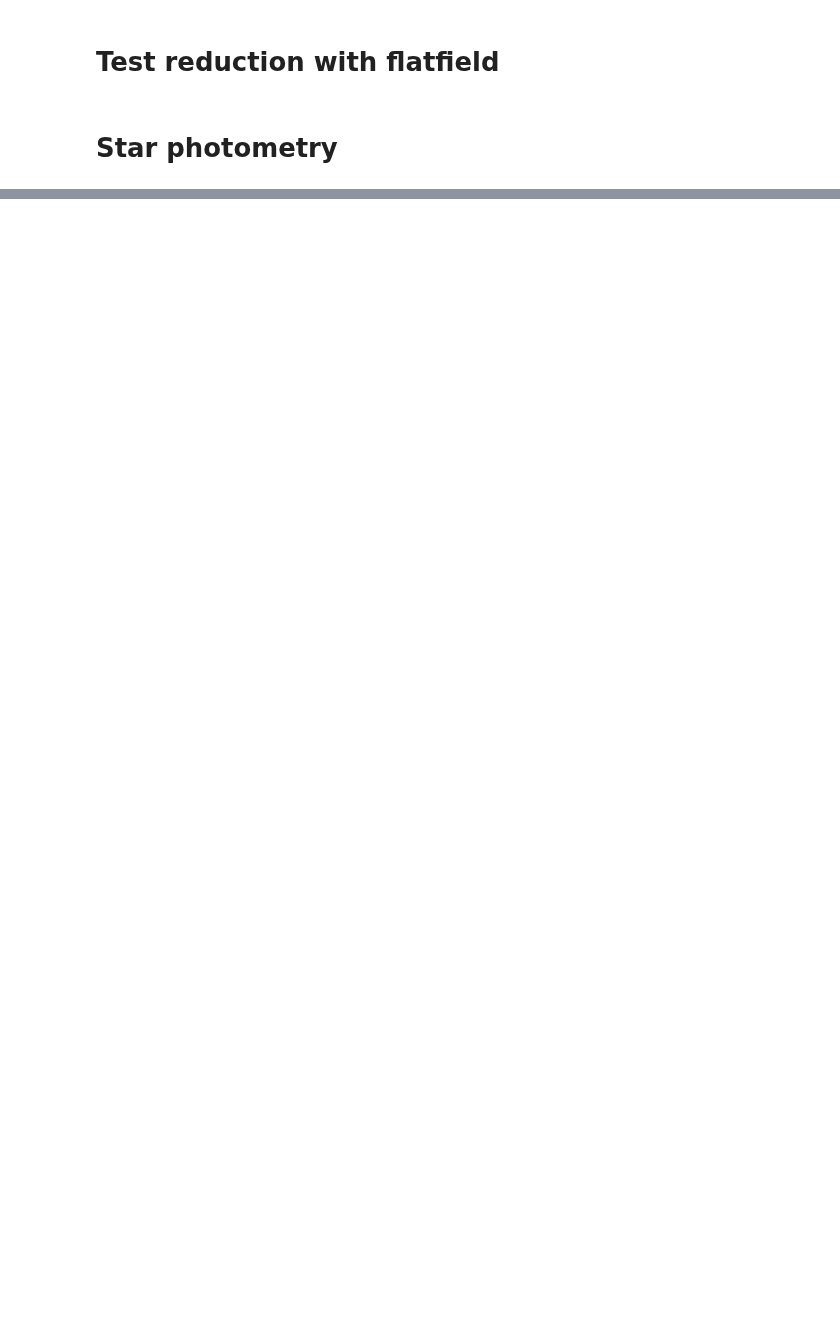
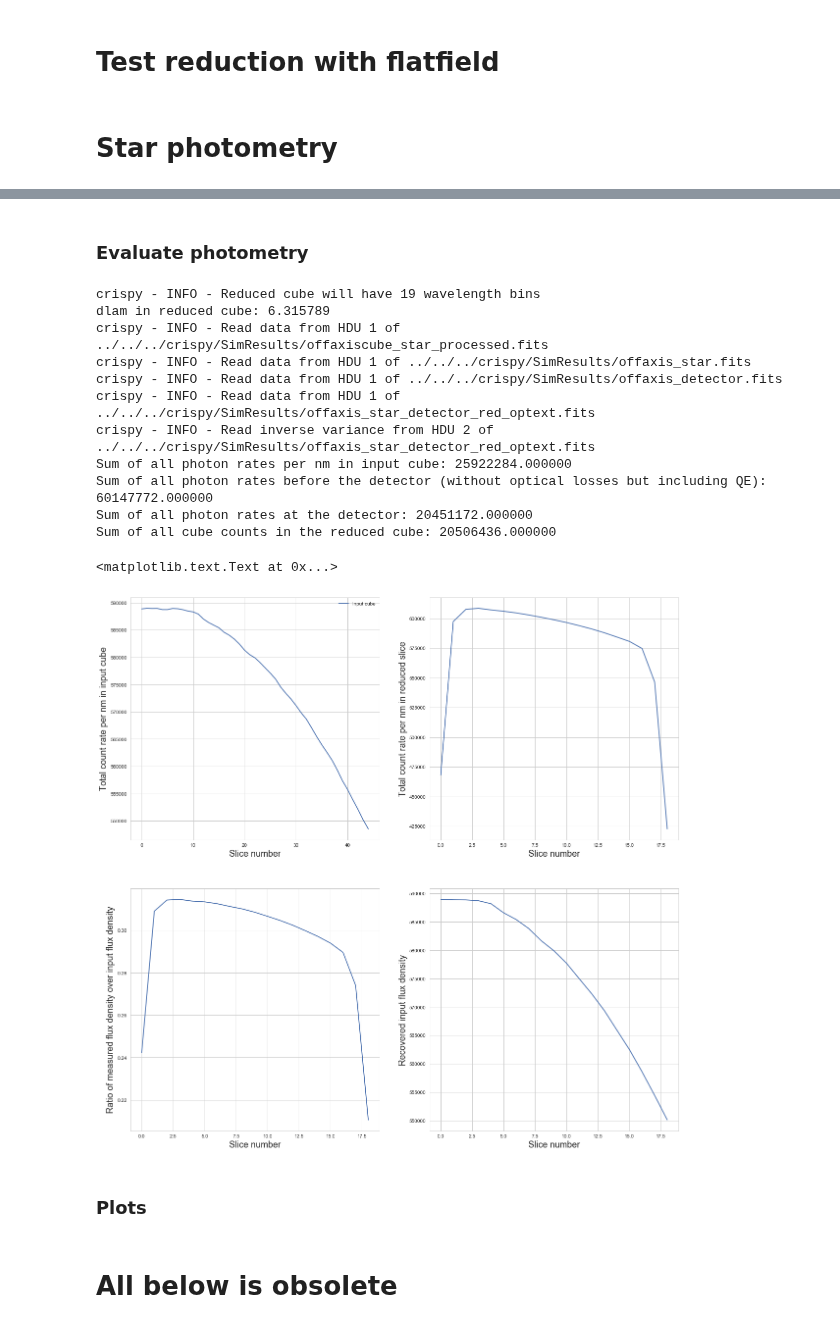
Before and after one commit to mjrfringes/crispy, a Jupyter notebook: docs/source/notebooks/InputSceneTests.ipynb, the cells around one changed output, grey strips where cells are left out. Cells and saved outputs as stored; diff of their text form; code cells hidden in the pictures; blank space fills up the shorter version.

```diff
--- a/docs/source/notebooks/InputSceneTests.ipynb
+++ b/docs/source/notebooks/InputSceneTests.ipynb
@@ -445,0 +272,18 @@ Image(data=detectorFrame,header=par.hdr).write(filename)
+# %%
+from crispy.tools.postprocessing import process_offaxis
+
+reference_file = '/Users/mrizzo/IFS/OS5/with_lowfc/os5_spc_001.fits'
+fileshape = Image(reference_file).data.shape
+lamlist = lamc*np.linspace(1.-BW/2.,1.+BW/2.,fileshape[0])*u.nm
+par.savePoly =True
+# process_planet(par,offaxis_psf_filename,fileshape=fileshape,
+#             lamlist=lamlist,
+#             lamc=lamc,
+#             outdir_average=par.exportDir,
+#             planet_radius = 1.27*c.R_jup,
+#             planet_AU = 3.6,planet_dist_pc=14.1,
+#             target_star_T=5887*u.K, target_star_Vmag=5.03,
+#             tel_pupil_area=3.650265060424805*u.m**2, order=3)
+par.timeframe=1
+par.Nreads=1
+process_offaxis(par,offaxis_psf_filename,fileshape,lamlist,lamc,outdir_average=par.exportDir,Nave=1)
@@ -445,0 +309,59 @@ Image(data=detectorFrame,header=par.hdr).write(filename)
+# %% [markdown]
+### Evaluate photometry
+# %%
+from crispy.tools.reduction import calculateWaveList
+lam_midpts,waveList = calculateWaveList(par,method='optext')
+dlam = (waveList[-1]-waveList[0])/(len(waveList)-1)
+print("dlam in reduced cube: %f" % dlam)
+from scipy.interpolate import interp1d
+
+loadQE = np.loadtxt(par.codeRoot+"/"+par.QE)
+QE = interp1d(loadQE[:,0],loadQE[:,1])
+
+offaxiscube_star_processed = Image(par.exportDir+"/offaxiscube_star_processed.fits")
+offaxis_star = Image(par.exportDir+"/offaxis_star.fits")
+offaxis_detector = Image(par.exportDir+"/offaxis_detector.fits")
+offaxis_detector_cube = Image(par.exportDir+"/offaxis_star_detector_red_optext.fits")
+print("Sum of all photon rates per nm in input cube: %f" % np.nansum(offaxiscube_star_processed.data))
+print("Sum of all photon rates before the detector (without optical losses but including QE): %f" % np.nansum(offaxis_star.data))
+print("Sum of all photon rates at the detector: %f" % np.nansum(offaxis_detector.data))
+print("Sum of all cube counts in the reduced cube: %f" % np.nansum(offaxis_detector_cube.data))
+
+
+input_flux_density = interp1d(lamlist,np.nansum(np.nansum(offaxiscube_star_processed.data,axis=2),axis=1))
+plt.figure(figsize=(20,20))
+plt.subplot(221)
+plt.plot(np.nansum(np.nansum(offaxiscube_star_processed.data,axis=2),axis=1))
+#plt.plot(np.nansum(np.nansum(offaxis_detector_poly.data/QE(lamlist)[:,np.newaxis,np.newaxis]/(dlam*len(lam_midpts)/len(lamlist)),axis=2),axis=1))
+plt.legend(["Input cube"])
+plt.xlabel("Slice number")
+plt.ylabel("Total count rate per nm in input cube")
+plt.subplot(222)
+plt.plot(np.nansum(np.nansum(offaxis_detector_cube.data/dlam/par.losses/QE(lam_midpts)[:,np.newaxis,np.newaxis],axis=2),axis=1))
+plt.xlabel("Slice number")
+plt.ylabel("Total count rate per nm in reduced slice")
+plt.subplot(223)
+ratio = np.nansum(np.nansum(offaxis_detector_cube.data,axis=2),axis=1)/input_flux_density(lam_midpts)/dlam
+plt.plot(ratio)
+plt.xlabel("Slice number")
+plt.ylabel("Ratio of measured flux density over input flux density")
+plt.subplot(224)
+plt.plot(np.nansum(np.nansum(offaxis_detector_cube.data/dlam/ratio[:,np.newaxis,np.newaxis],axis=2),axis=1))
+plt.xlabel("Slice number")
+plt.ylabel("Recovered input flux density")
+# %% [output]
+crispy - INFO - Reduced cube will have 19 wavelength bins
+dlam in reduced cube: 6.315789
+crispy - INFO - Read data from HDU 1 of ../../../crispy/SimResults/offaxiscube_star_processed.fits
+crispy - INFO - Read data from HDU 1 of ../../../crispy/SimResults/offaxis_star.fits
+crispy - INFO - Read data from HDU 1 of ../../../crispy/SimResults/offaxis_detector.fits
+crispy - INFO - Read data from HDU 1 of ../../../crispy/SimResults/offaxis_star_detector_red_optext.fits
+crispy - INFO - Read inverse variance from HDU 2 of ../../../crispy/SimResults/offaxis_star_detector_red_optext.fits
+Sum of all photon rates per nm in input cube: 25922284.000000
+Sum of all photon rates before the detector (without optical losses but including QE): 60147772.000000
+Sum of all photon rates at the detector: 20451172.000000
+Sum of all cube counts in the reduced cube: 20506436.000000
+<matplotlib.text.Text at 0x...>
+[figure, added]
+# %% [markdown]
+### Plots
@@ -445,0 +379,2 @@ Image(data=detectorFrame,header=par.hdr).write(filename)
+# %% [markdown]
+# All below is obsolete
```
Also changed, not shown: parts of 44 cells of this notebook, 14 other files.
